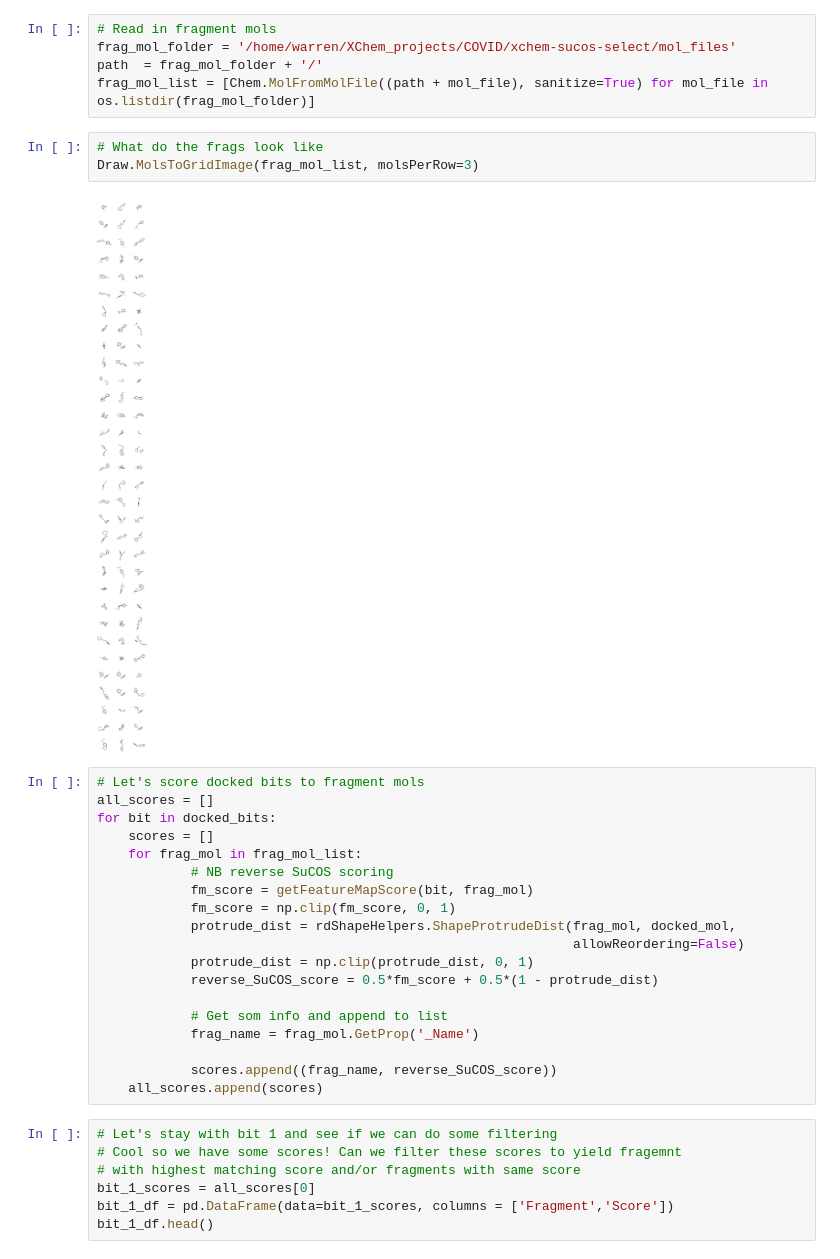
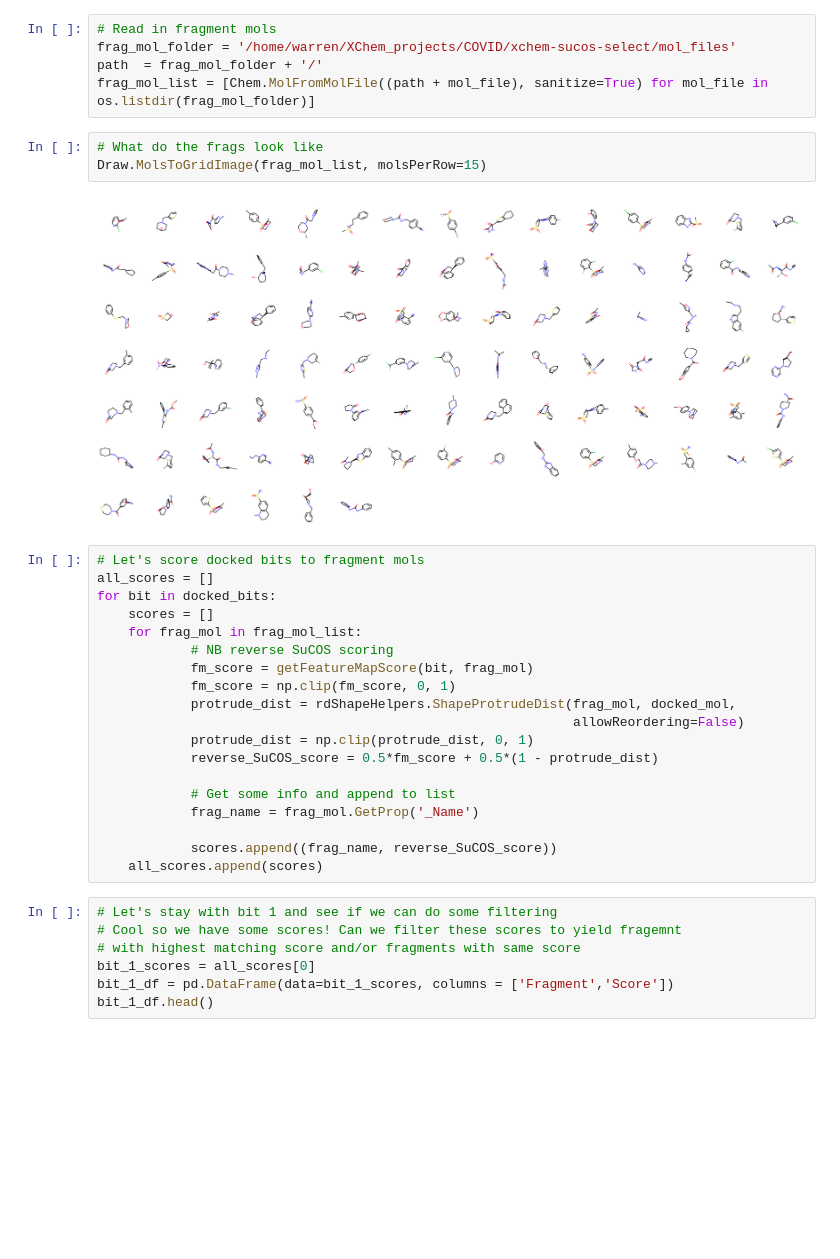
Before and after one commit to Waztom/xchem-XCOS, a Jupyter notebook: reversesucos.ipynb, the cells around one changed output. Drawn from its saved outputs; the diff is of its cells as text; blank space fills up the shorter version.

```diff
--- a/reversesucos.ipynb
+++ b/reversesucos.ipynb
@@ -81,9 +86,9 @@ path  = frag_mol_folder + '/'
 frag_mol_list = [Chem.MolFromMolFile((path + mol_file), sanitize=True) for mol_file in os.listdir(frag_mol_folder)]
 # %%
 # What do the frags look like
-Draw.MolsToGridImage(frag_mol_list, molsPerRow=3)
+Draw.MolsToGridImage(frag_mol_list, molsPerRow=15)
 # %% [output]
-[figure, old version]
+[figure, new version]
 # %%
 # Let's score docked bits to fragment mols
 all_scores = []
@@ -98,7 +103,7 @@ for bit in docked_bits:
             protrude_dist = np.clip(protrude_dist, 0, 1)
             reverse_SuCOS_score = 0.5*fm_score + 0.5*(1 - protrude_dist)
 
-            # Get som info and append to list
+            # Get some info and append to list
             frag_name = frag_mol.GetProp('_Name')
 
             scores.append((frag_name, reverse_SuCOS_score))
```
Also changed, not shown: parts of 3 cells of this notebook.
